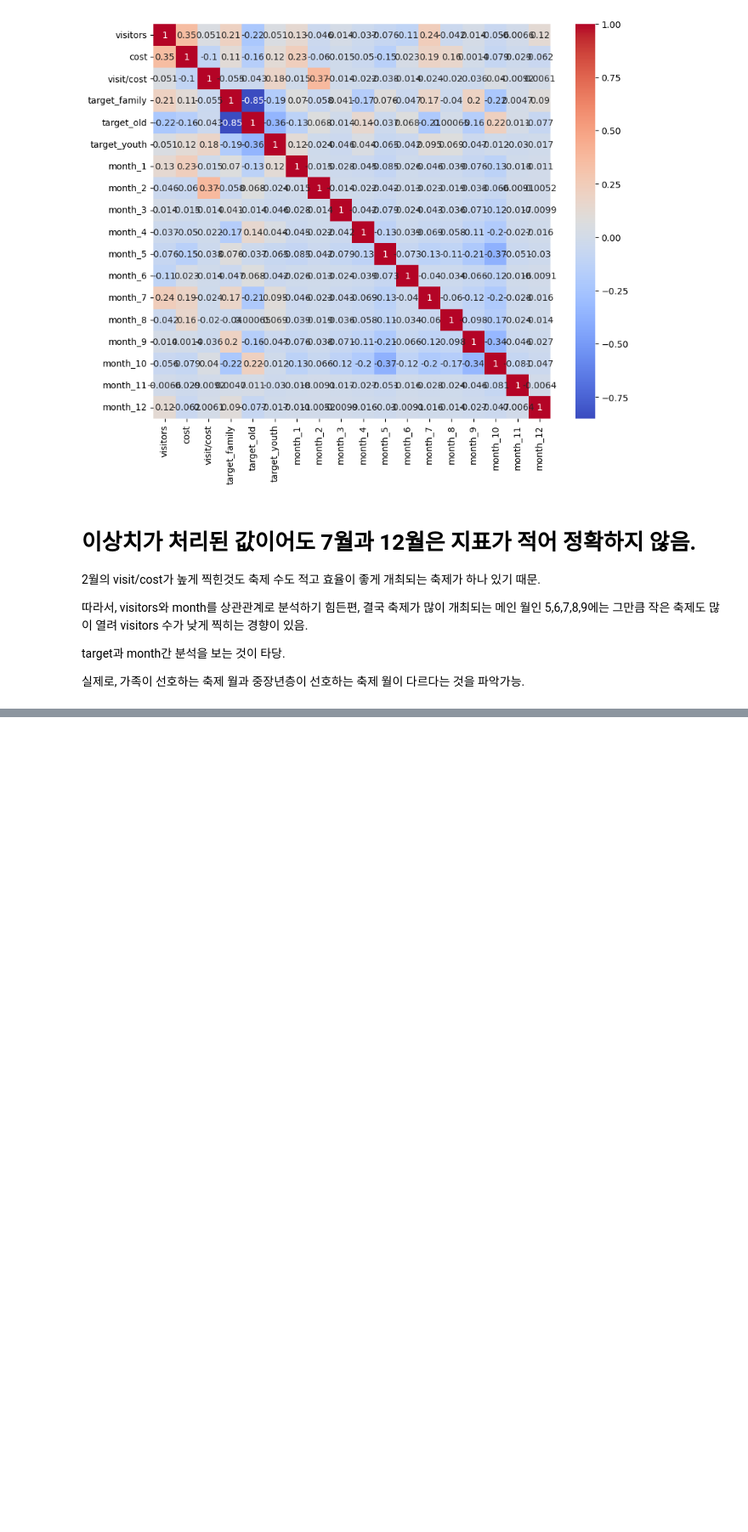
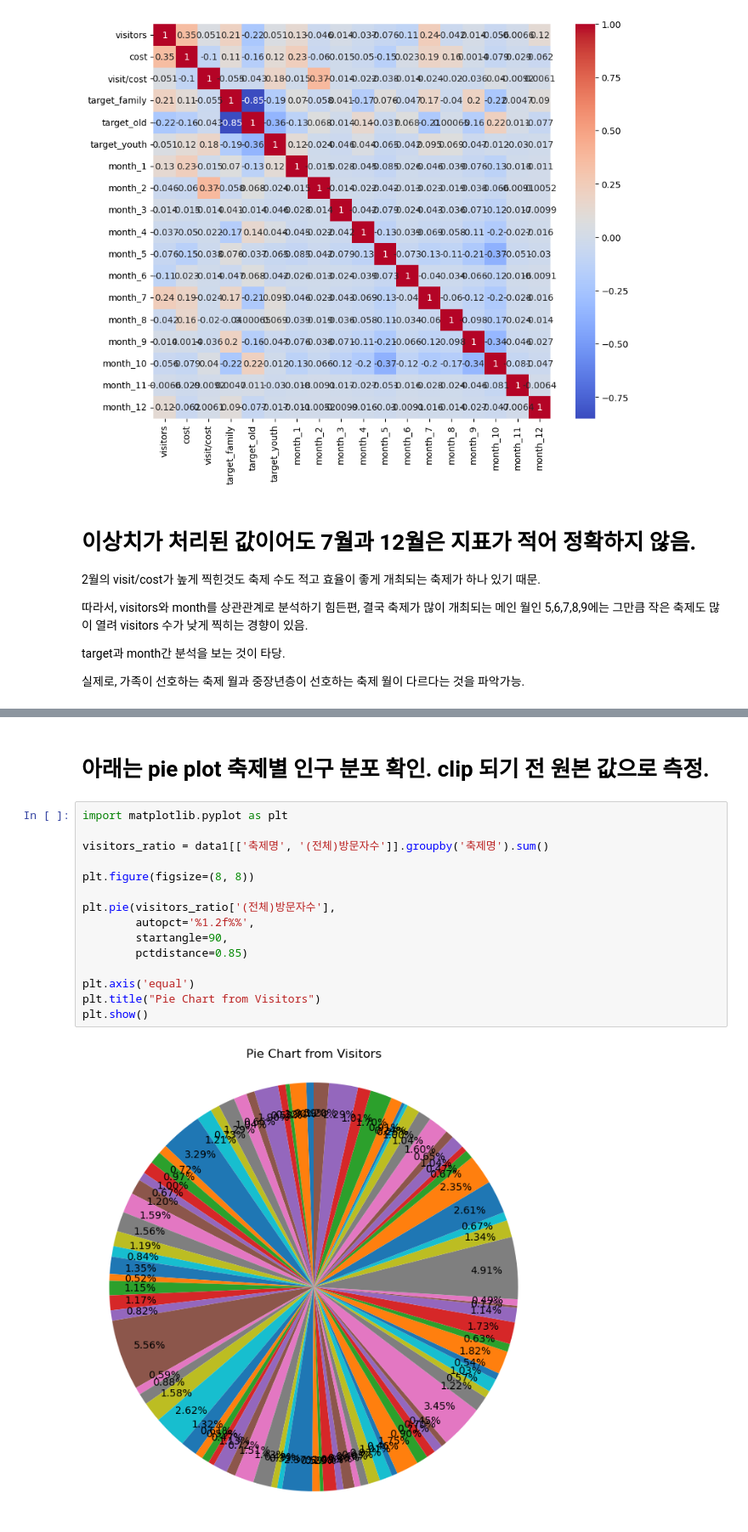
Before and after one commit to EST-aimodel/Festival, a Jupyter notebook: analysis/시각화.ipynb, the cells around one changed output, grey strips where cells are left out. Shown at 85% size. Saved outputs shown, nothing was run; the diff lists cells and outputs as text; blank space fills up the shorter version.

```diff
--- a/analysis/시각화.ipynb
+++ b/analysis/시각화.ipynb
@@ -307,0 +318,19 @@ target과 month간 분석을 보는 것이 타당.
+# %% [markdown]
+# 아래는 pie plot 축제별 인구 분포 확인. clip 되기 전 원본 값으로 측정.
+# %%
+import matplotlib.pyplot as plt
+
+visitors_ratio = data1[['축제명', '(전체)방문자수']].groupby('축제명').sum()
+
+plt.figure(figsize=(8, 8))
+
+plt.pie(visitors_ratio['(전체)방문자수'],
+        autopct='%1.2f%%',
+        startangle=90,
+        pctdistance=0.85)
+
+plt.axis('equal')
+plt.title("Pie Chart from Visitors")
+plt.show()
+# %% [output]
+[figure, added]
```
Also changed, not shown: parts of 3 cells of this notebook, 3 other files.
